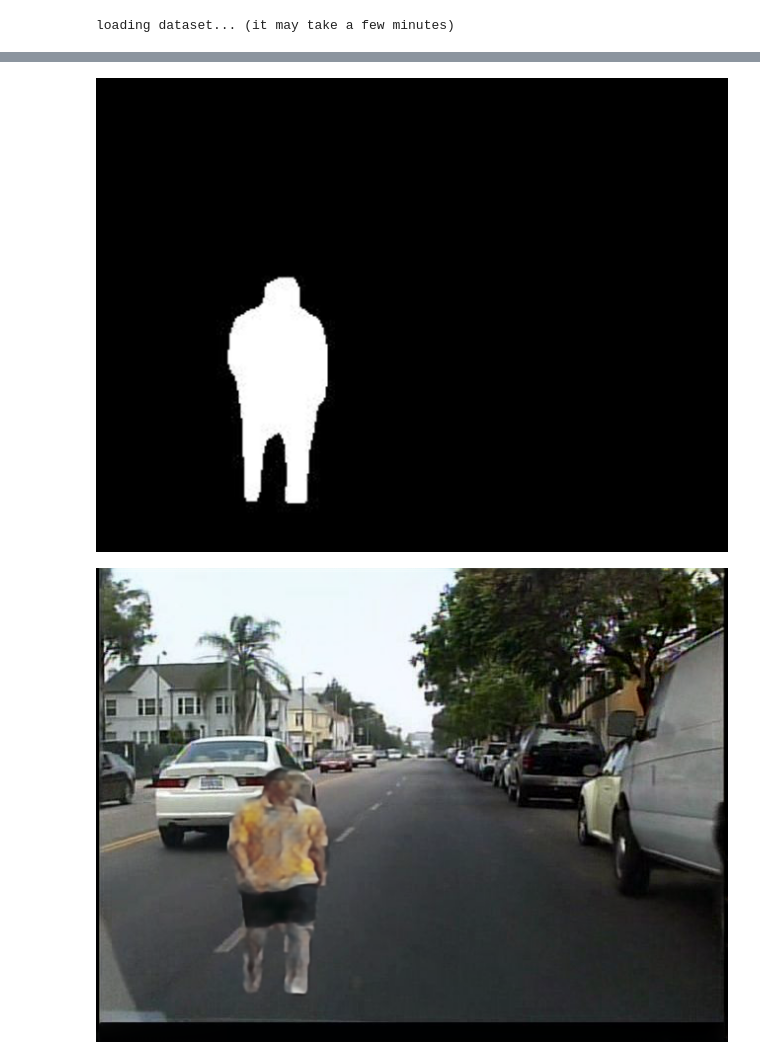
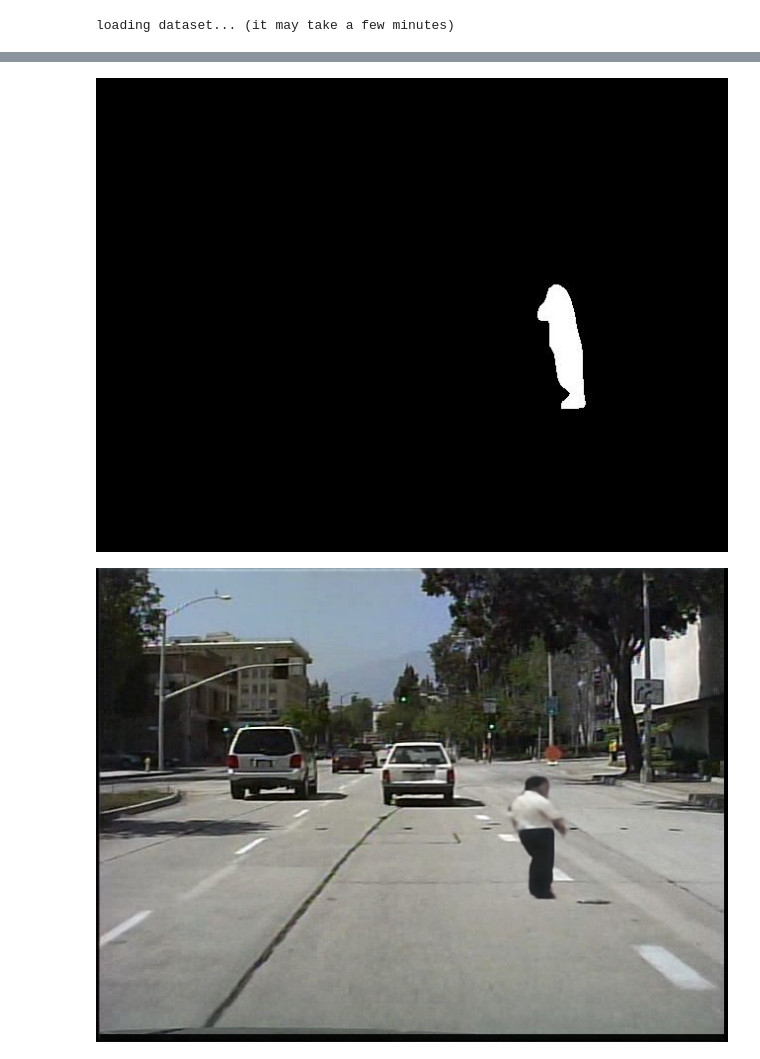
Before and after one commit to tony92151/pedestrian_generator, a Jupyter notebook: generator_v1.ipynb, the cells around one changed output, grey strips where cells are left out. Saved outputs shown, nothing was run; the diff lists cells and outputs as text; code cells hidden in the pictures.

```diff
--- a/generator_v1.ipynb
+++ b/generator_v1.ipynb
@@ -37,11 +37,11 @@ import glob
 # data_path = "/root/notebooks/final/caltech_origin_mask2_20000"
 # out_path = "/root/notebooks/final/caltech_origin_mask_20000/result_6-10_part2"
 
-data_path = "/root/notebooks/final/caltech_origin_mask5_10000"
+data_path = "/root/notebooks/final/caltech_origin_mask4_10000"
 
-model_path = '/root/notebooks/final/caltech_origin_mask5_10000/result_6-18_part1/phase_3/1_model_cn_step10000'
+model_path = "/root/notebooks/final/caltech_origin_mask_20000/result_6-12_part2/phase_3/1_model_cn_step6000"
 
-out_path = "/root/notebooks/final/caltech_origin_mask5_10000/"
+out_path = "/root/notebooks/final/caltech_origin_mask4_10000/"
 # %%
 sorted(glob.glob(data_path+'/people/*'), key=lambda x: x[-10:-3])[:10]
 # %% [output]
@@ -129,7 +129,7 @@ trnsfm2 = transforms.Compose([
 ])
 print('loading dataset... (it may take a few minutes)')
 train_dset = ImageDataset(args.data_dir, trnsfm,trnsfm2, load2meme = False)
-train_loader = DataLoader(train_dset, batch_size=(args.bsize // args.bdivs), shuffle=False, num_workers=5)
+train_loader = DataLoader(train_dset, batch_size=(args.bsize // args.bdivs), shuffle=False)
 
 alpha = torch.tensor(args.alpha).to(gpu)
 # %% [output]
@@ -172,11 +172,11 @@ transforms.functional.to_pil_image(mask_poeple.cpu()[1])
 # %%
-transforms.functional.to_pil_image(mask.cpu()[1])
+transforms.functional.to_pil_image(mask.cpu()[12])
 # %% [output]
-[figure, old version]
+[figure, new version]
 # %%
-transforms.functional.to_pil_image(completed.cpu()[1])
+transforms.functional.to_pil_image(completed.cpu()[11])
 # %% [output]
-[figure, old version]
+[figure, new version]
 # %%
 # street_img_pil = Image.open(img_names[10])
 # mask_pil = transPIL(mask[10]).convert("RGBA")
```
Also changed, not shown: parts of 3 cells of this notebook, 10 other files.
